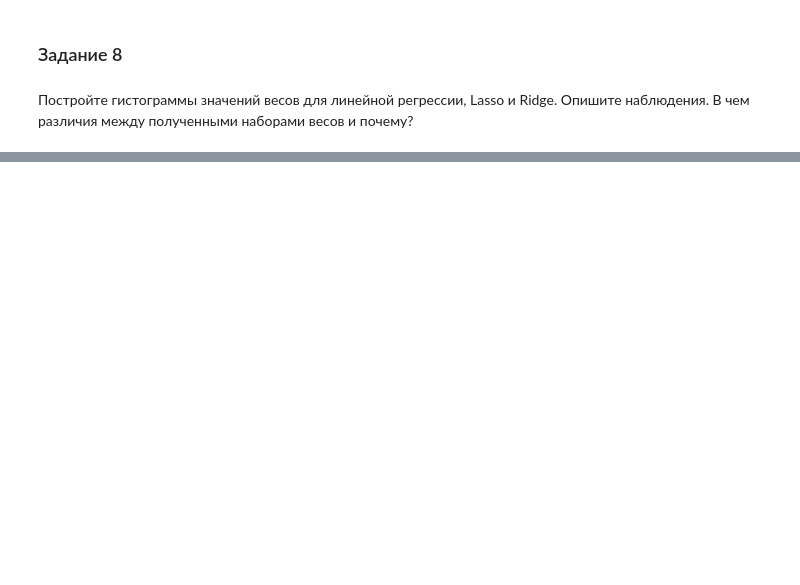
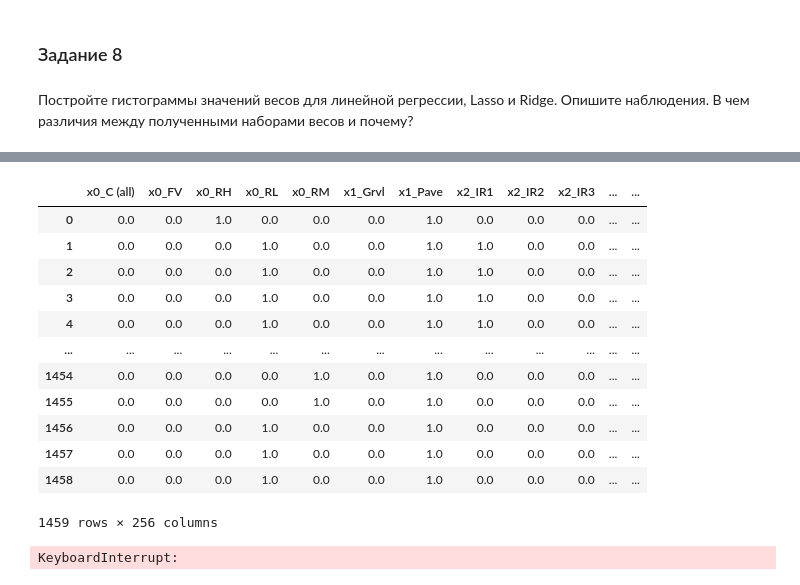
Before and after one commit to Oleg-DS/learning_data_science, a Jupyter notebook: ML/hw02.ipynb, the cells around one changed output, grey strips where cells are left out. Cells and saved outputs as stored; diff of their text form; code cells hidden in the pictures; blank space fills up the shorter version.

```diff
--- a/ML/hw02.ipynb
+++ b/ML/hw02.ipynb
@@ -584,0 +757,13 @@ array([1.00000000e-05, 1.32571137e-05, 1.75751062e-05, 2.32995181e-05,
+# %%
+columns_nan = []
+for col in data_test.columns:
+    if data_test[col].isna().sum() > 0:
+        columns_nan.append(col)
+
+for col in data_test[columns_nan].columns:
+    if data_test[col].dtypes == 'object':
+        data_test[col] = data_test[col].fillna('NaN')
+    else:
+        data_test[col] = data_test[col].fillna(data_test[col].mean())
+
+data_test.isna().sum().sum()
@@ -584,0 +866,19 @@ array([1.00000000e-05, 1.32571137e-05, 1.75751062e-05, 2.32995181e-05,
+# %%
+X_test_cat = data_test[data_test.columns[obj_mask]]
+X_test_cat = ohe_train.transform(X_test_cat).toarray()
+X_test_cat = pd.DataFrame(X_test_cat, columns=ohe_train.get_feature_names())
+X_test_cat
+# %% [output]
+|  | x0_C (all) | x0_FV | x0_RH | x0_RL | x0_RM | x1_Grvl | x1_Pave | x2_IR1 | x2_IR2 | x2_IR3 | ... | ... |
+| 0 | 0.0 | 0.0 | 1.0 | 0.0 | 0.0 | 0.0 | 1.0 | 0.0 | 0.0 | 0.0 | ... | ... |
+| 1 | 0.0 | 0.0 | 0.0 | 1.0 | 0.0 | 0.0 | 1.0 | 1.0 | 0.0 | 0.0 | ... | ... |
+| 2 | 0.0 | 0.0 | 0.0 | 1.0 | 0.0 | 0.0 | 1.0 | 1.0 | 0.0 | 0.0 | ... | ... |
+| 3 | 0.0 | 0.0 | 0.0 | 1.0 | 0.0 | 0.0 | 1.0 | 1.0 | 0.0 | 0.0 | ... | ... |
+| 4 | 0.0 | 0.0 | 0.0 | 1.0 | 0.0 | 0.0 | 1.0 | 1.0 | 0.0 | 0.0 | ... | ... |
+| ... | ... | ... | ... | ... | ... | ... | ... | ... | ... | ... | ... | ... |
+| 1454 | 0.0 | 0.0 | 0.0 | 0.0 | 1.0 | 0.0 | 1.0 | 0.0 | 0.0 | 0.0 | ... | ... |
+| 1455 | 0.0 | 0.0 | 0.0 | 0.0 | 1.0 | 0.0 | 1.0 | 0.0 | 0.0 | 0.0 | ... | ... |
+| 1456 | 0.0 | 0.0 | 0.0 | 1.0 | 0.0 | 0.0 | 1.0 | 0.0 | 0.0 | 0.0 | ... | ... |
+| 1457 | 0.0 | 0.0 | 0.0 | 1.0 | 0.0 | 0.0 | 1.0 | 0.0 | 0.0 | 0.0 | ... | ... |
+| 1458 | 0.0 | 0.0 | 0.0 | 1.0 | 0.0 | 0.0 | 1.0 | 0.0 | 0.0 | 0.0 | ... | ... |
+1459 rows × 256 columns
@@ -584,0 +888,11 @@ array([1.00000000e-05, 1.32571137e-05, 1.75751062e-05, 2.32995181e-05,
+# %%
+par_grid ={'alpha': np.logspace(-5, 1)}
+grid_lasso = GridSearchCV(estimator=Lasso(max_iter=6000), param_grid=par_grid, cv=5)
+grid_lasso.fit(X_train, Y_train)
+
+model_lasso = grid_lasso.best_estimator_
+y_pred_train_lasso = model_lasso.predict(X_train)
+rmse_train_lasso = mean_squared_error(Y_train, y_pred_train_lasso, squared=False)
+print('RMSE на обучаяющей выборке с использованием Lasso:', rmse_train_lasso)
+# %% [output]
+KeyboardInterrupt:
```
Also changed, not shown: parts of 33 cells of this notebook, 3 other files.
